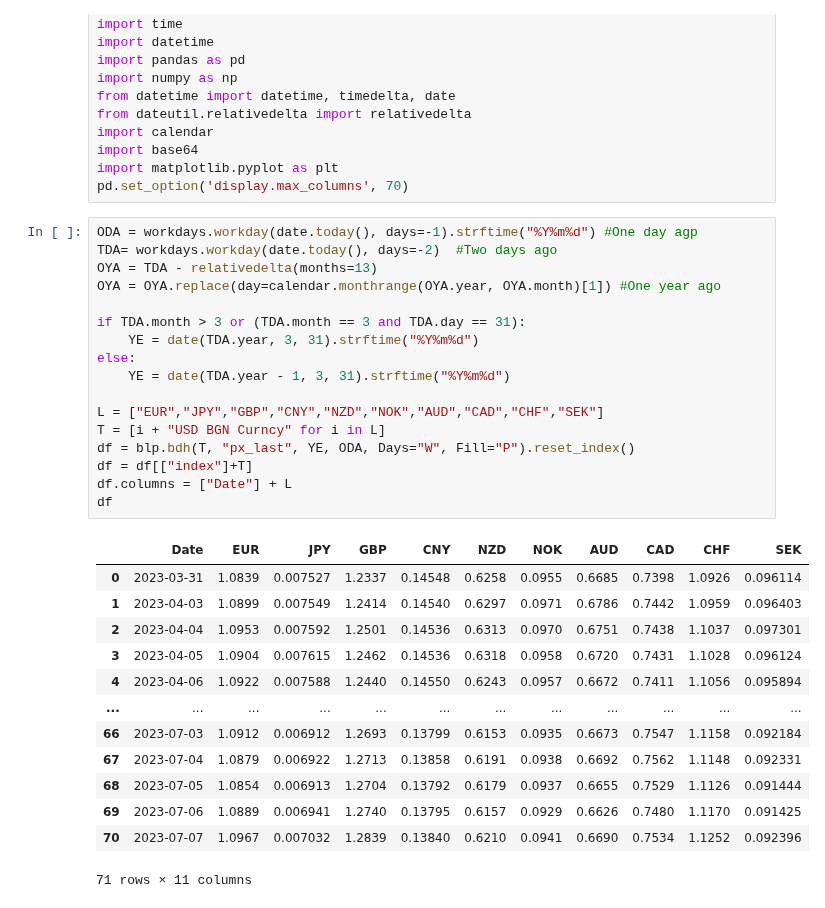
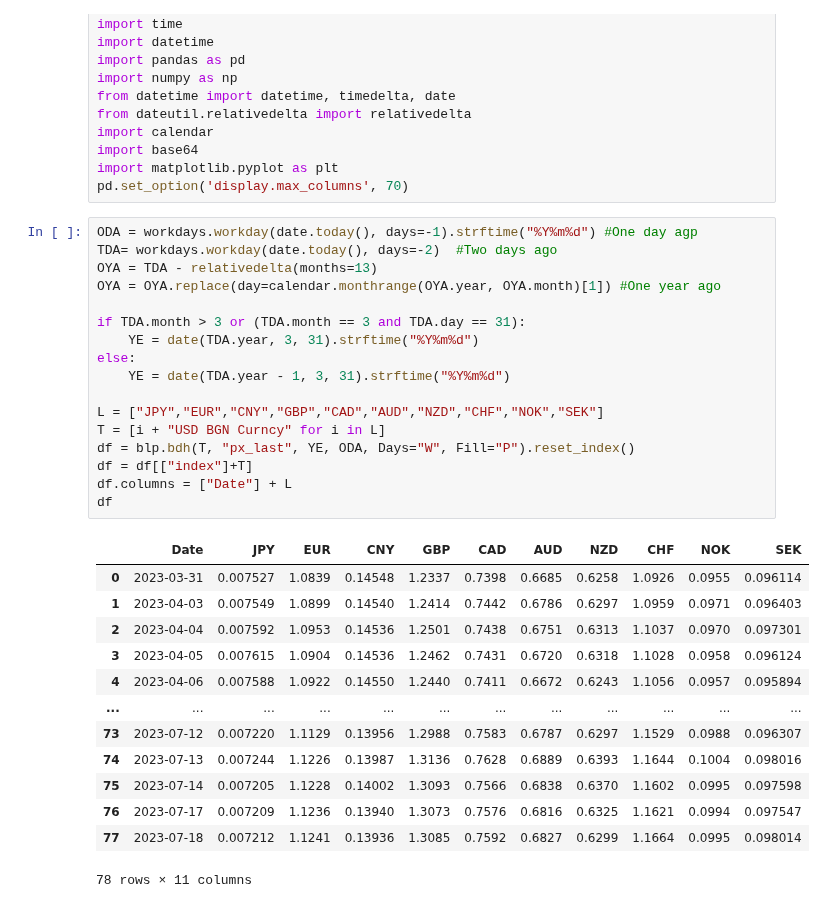
Before and after one commit to ken-100/Investment_Python, a Jupyter notebook: Market/Monitoring/FX_Rank.ipynb, the cells around one changed output. Cells and saved outputs as stored; diff of their text form.

```diff
--- a/Market/Monitoring/FX_Rank.ipynb
+++ b/Market/Monitoring/FX_Rank.ipynb
@@ -44,31 +44,31 @@ pd.set_option('display.max_columns', 70)
 # %%
 ODA = workdays.workday(date.today(), days=-1).strftime("%Y%m%d") #One day agp
 TDA= workdays.workday(date.today(), days=-2)  #Two days ago
 OYA = TDA - relativedelta(months=13)
 OYA = OYA.replace(day=calendar.monthrange(OYA.year, OYA.month)[1]) #One year ago
 
 if TDA.month > 3 or (TDA.month == 3 and TDA.day == 31):
     YE = date(TDA.year, 3, 31).strftime("%Y%m%d")
 else:
     YE = date(TDA.year - 1, 3, 31).strftime("%Y%m%d")
 
-L = ["EUR","JPY","GBP","CNY","NZD","NOK","AUD","CAD","CHF","SEK"]
+L = ["JPY","EUR","CNY","GBP","CAD","AUD","NZD","CHF","NOK","SEK"]
 T = [i + "USD BGN Curncy" for i in L]
 df = blp.bdh(T, "px_last", YE, ODA, Days="W", Fill="P").reset_index()
 df = df[["index"]+T]
 df.columns = ["Date"] + L
 df
 # %% [output]
-|  | Date | EUR | JPY | GBP | CNY | NZD | NOK | AUD | CAD | CHF | SEK |
-| 0 | 2023-03-31 | 1.0839 | 0.007527 | 1.2337 | 0.14548 | 0.6258 | 0.0955 | 0.6685 | 0.7398 | 1.0926 | 0.096114 |
-| 1 | 2023-04-03 | 1.0899 | 0.007549 | 1.2414 | 0.14540 | 0.6297 | 0.0971 | 0.6786 | 0.7442 | 1.0959 | 0.096403 |
-| 2 | 2023-04-04 | 1.0953 | 0.007592 | 1.2501 | 0.14536 | 0.6313 | 0.0970 | 0.6751 | 0.7438 | 1.1037 | 0.097301 |
-| 3 | 2023-04-05 | 1.0904 | 0.007615 | 1.2462 | 0.14536 | 0.6318 | 0.0958 | 0.6720 | 0.7431 | 1.1028 | 0.096124 |
-| 4 | 2023-04-06 | 1.0922 | 0.007588 | 1.2440 | 0.14550 | 0.6243 | 0.0957 | 0.6672 | 0.7411 | 1.1056 | 0.095894 |
+|  | Date | JPY | EUR | CNY | GBP | CAD | AUD | NZD | CHF | NOK | SEK |
+| 0 | 2023-03-31 | 0.007527 | 1.0839 | 0.14548 | 1.2337 | 0.7398 | 0.6685 | 0.6258 | 1.0926 | 0.0955 | 0.096114 |
+| 1 | 2023-04-03 | 0.007549 | 1.0899 | 0.14540 | 1.2414 | 0.7442 | 0.6786 | 0.6297 | 1.0959 | 0.0971 | 0.096403 |
+| 2 | 2023-04-04 | 0.007592 | 1.0953 | 0.14536 | 1.2501 | 0.7438 | 0.6751 | 0.6313 | 1.1037 | 0.0970 | 0.097301 |
+| 3 | 2023-04-05 | 0.007615 | 1.0904 | 0.14536 | 1.2462 | 0.7431 | 0.6720 | 0.6318 | 1.1028 | 0.0958 | 0.096124 |
+| 4 | 2023-04-06 | 0.007588 | 1.0922 | 0.14550 | 1.2440 | 0.7411 | 0.6672 | 0.6243 | 1.1056 | 0.0957 | 0.095894 |
 | ... | ... | ... | ... | ... | ... | ... | ... | ... | ... | ... | ... |
-| 66 | 2023-07-03 | 1.0912 | 0.006912 | 1.2693 | 0.13799 | 0.6153 | 0.0935 | 0.6673 | 0.7547 | 1.1158 | 0.092184 |
-| 67 | 2023-07-04 | 1.0879 | 0.006922 | 1.2713 | 0.13858 | 0.6191 | 0.0938 | 0.6692 | 0.7562 | 1.1148 | 0.092331 |
-| 68 | 2023-07-05 | 1.0854 | 0.006913 | 1.2704 | 0.13792 | 0.6179 | 0.0937 | 0.6655 | 0.7529 | 1.1126 | 0.091444 |
-| 69 | 2023-07-06 | 1.0889 | 0.006941 | 1.2740 | 0.13795 | 0.6157 | 0.0929 | 0.6626 | 0.7480 | 1.1170 | 0.091425 |
-| 70 | 2023-07-07 | 1.0967 | 0.007032 | 1.2839 | 0.13840 | 0.6210 | 0.0941 | 0.6690 | 0.7534 | 1.1252 | 0.092396 |
+| 73 | 2023-07-12 | 0.007220 | 1.1129 | 0.13956 | 1.2988 | 0.7583 | 0.6787 | 0.6297 | 1.1529 | 0.0988 | 0.096307 |
+| 74 | 2023-07-13 | 0.007244 | 1.1226 | 0.13987 | 1.3136 | 0.7628 | 0.6889 | 0.6393 | 1.1644 | 0.1004 | 0.098016 |
+| 75 | 2023-07-14 | 0.007205 | 1.1228 | 0.14002 | 1.3093 | 0.7566 | 0.6838 | 0.6370 | 1.1602 | 0.0995 | 0.097598 |
+| 76 | 2023-07-17 | 0.007209 | 1.1236 | 0.13940 | 1.3073 | 0.7576 | 0.6816 | 0.6325 | 1.1621 | 0.0994 | 0.097547 |
+| 77 | 2023-07-18 | 0.007212 | 1.1241 | 0.13936 | 1.3085 | 0.7592 | 0.6827 | 0.6299 | 1.1664 | 0.0995 | 0.098014 |
-71 rows × 11 columns
+78 rows × 11 columns
```
Also changed, not shown: parts of 5 cells of this notebook.
